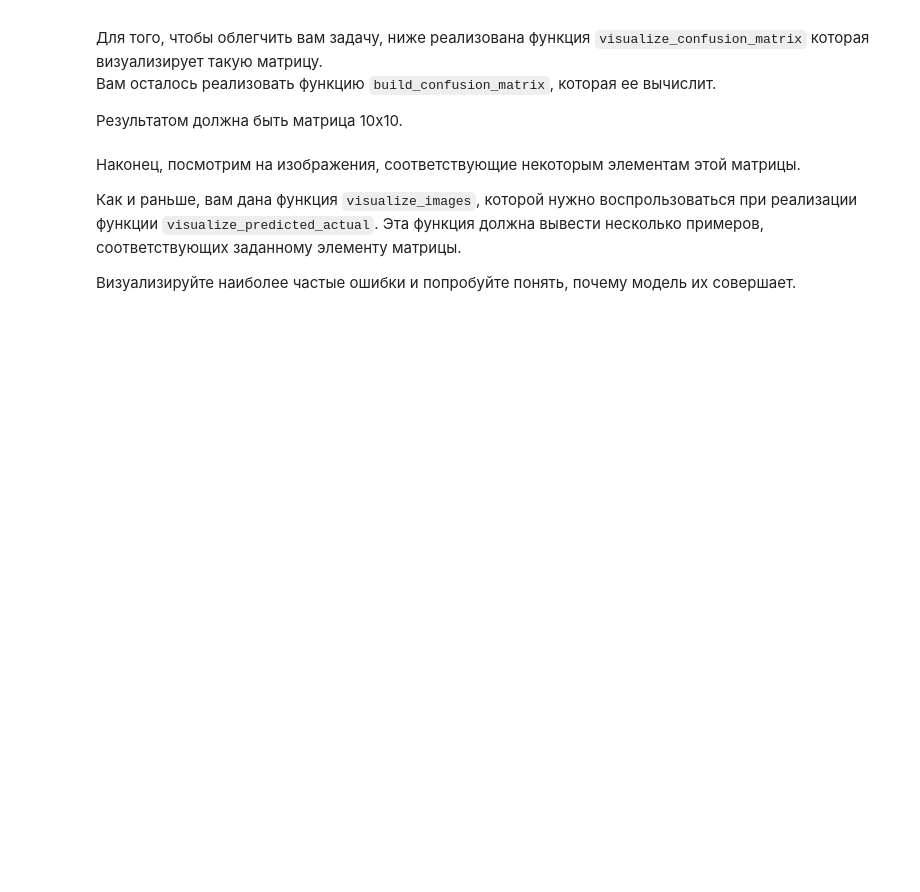
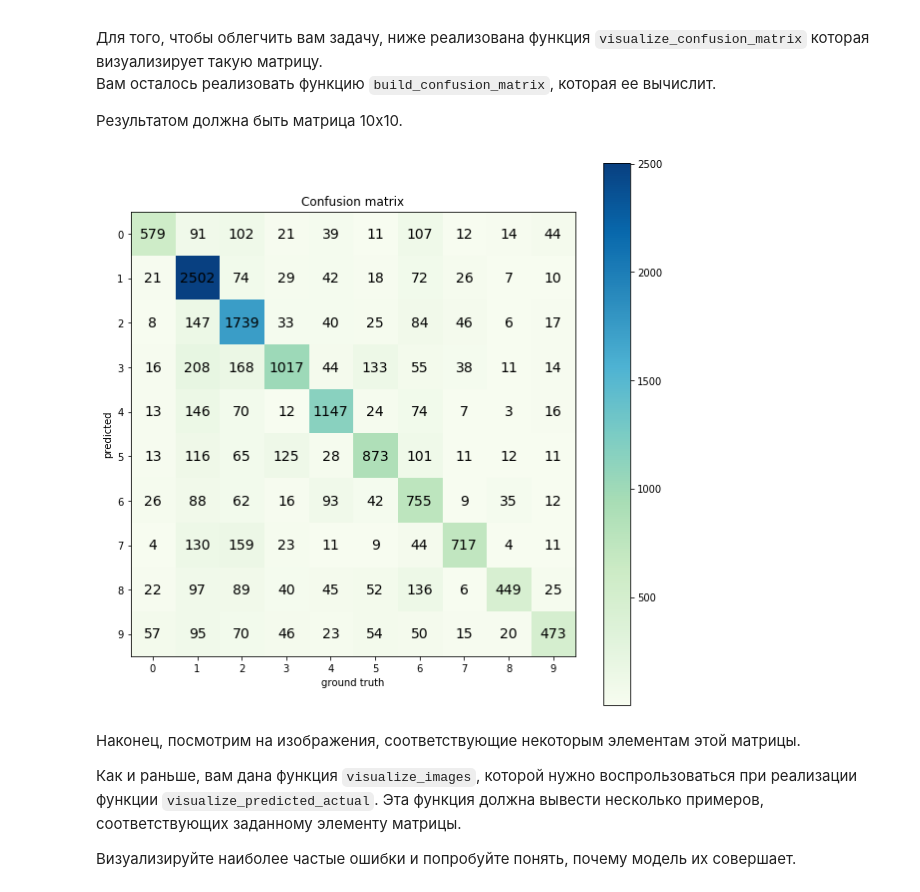
Before and after one commit to SpIIIII/layman-s-Deep-Learning-, a Jupyter notebook: assignments/assignment2/PyTorch.ipynb, the cells around one changed output. Saved outputs shown, nothing was run; the diff lists cells and outputs as text; code cells hidden in the pictures; blank space fills up the shorter version.

```diff
--- a/assignments/assignment2/PyTorch.ipynb
+++ b/assignments/assignment2/PyTorch.ipynb
@@ -247,15 +302,25 @@ def evaluate_model(model, dataset, indices):
     predictions: np array of ints - model predictions
     grount_truth: np array of ints - actual labels of the dataset
     """
+    sempler = SubsetSampler(indices)
+    val_set = [dataset[i] for i in sempler]
+    val_loader = torch.utils.data.DataLoader(val_set, batch_size=1)
+
     model.eval() # Evaluation mode
+    ground_truth = []
+    predictions = []
+    for x,y in val_loader:
+        ground_truth.append(y[0])
+        pred = model(x)
+        predictions.append(torch.argmax(pred).numpy())
+
 
     # TODO: Evaluate model on the list of indices and capture predictions
     # and ground truth labels
     # Hint: SubsetSampler above could be useful!
+    # raise Exception("Not implemented")
 
-    raise Exception("Not implemented")
-
-    return predictions, ground_truth
+    return np.array(predictions), np.array(ground_truth)
 
 # Evaluate model on validation
 predictions, gt = evaluate_model(nn_model, data_train, val_indices)
@@ -290,35 +355,39 @@ def visualize_confusion_matrix(confusion_matrix):
     assert confusion_matrix.shape[0] == confusion_matrix.shape[1]
     size = confusion_matrix.shape[0]
     fig = plt.figure(figsize=(10,10))
     plt.title("Confusion matrix")
     plt.ylabel("predicted")
     plt.xlabel("ground truth")
     res = plt.imshow(confusion_matrix, cmap='GnBu', interpolation='nearest')
     cb = fig.colorbar(res)
     plt.xticks(np.arange(size))
     plt.yticks(np.arange(size))
     for i, row in enumerate(confusion_matrix):
         for j, count in enumerate(row):
             plt.text(j, i, count, fontsize=14, horizontalalignment='center', verticalalignment='center')
 
 def build_confusion_matrix(predictions, ground_truth):
     """
     Builds confusion matrix from predictions and ground truth
 
     predictions: np array of ints, model predictions for all validation samples
     ground_truth: np array of ints, ground truth for all validation samples
 
     Returns:
     np array of ints, (10,10), counts of samples for predicted/ground_truth classes
     """
 
     confusion_matrix = np.zeros((10,10), np.int)
-
+    count = lambda x: dict(zip(*np.unique(x, return_counts=True)))
+    for p,t in zip(predictions, ground_truth):
+        confusion_matrix[t][p]+=1
     # TODO: Implement filling the prediction matrix
-    return np.array([[40, 2, 3], [10, 50,0], [0, 2, 80]])
+    return confusion_matrix
 
 confusion_matrix = build_confusion_matrix(predictions, gt)
 visualize_confusion_matrix(confusion_matrix)
+# %% [output]
+[figure, added]
 # %% [markdown]
 Наконец, посмотрим на изображения, соответствующие некоторым элементам этой матрицы.
 
```
Also changed, not shown: parts of 9 cells of this notebook, 5 other files.
